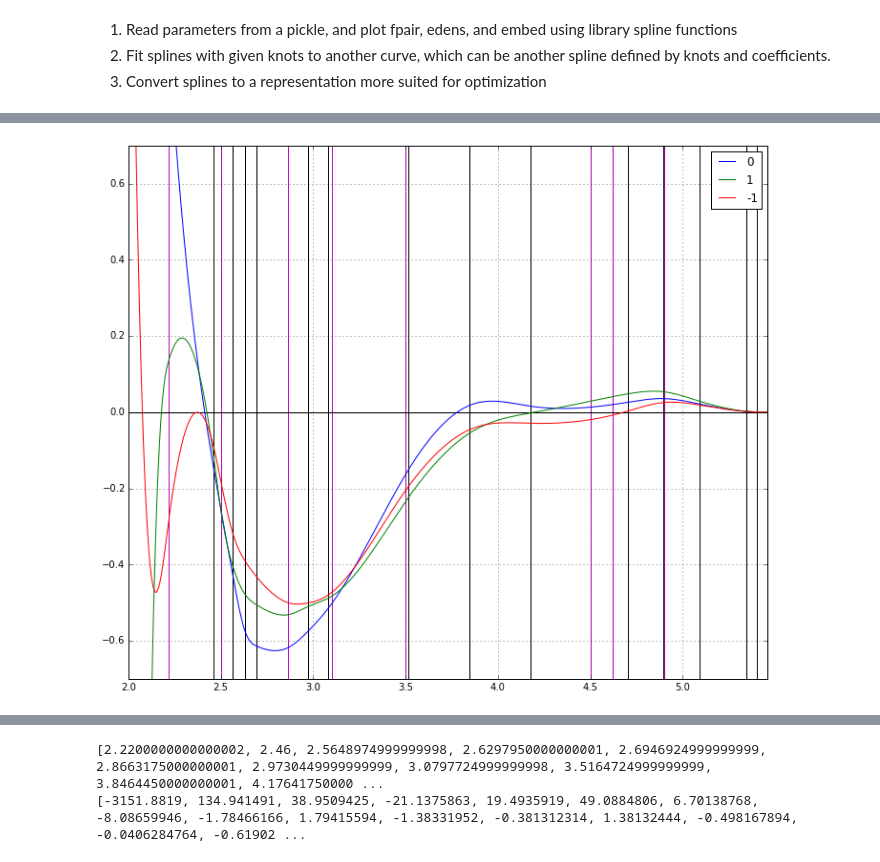
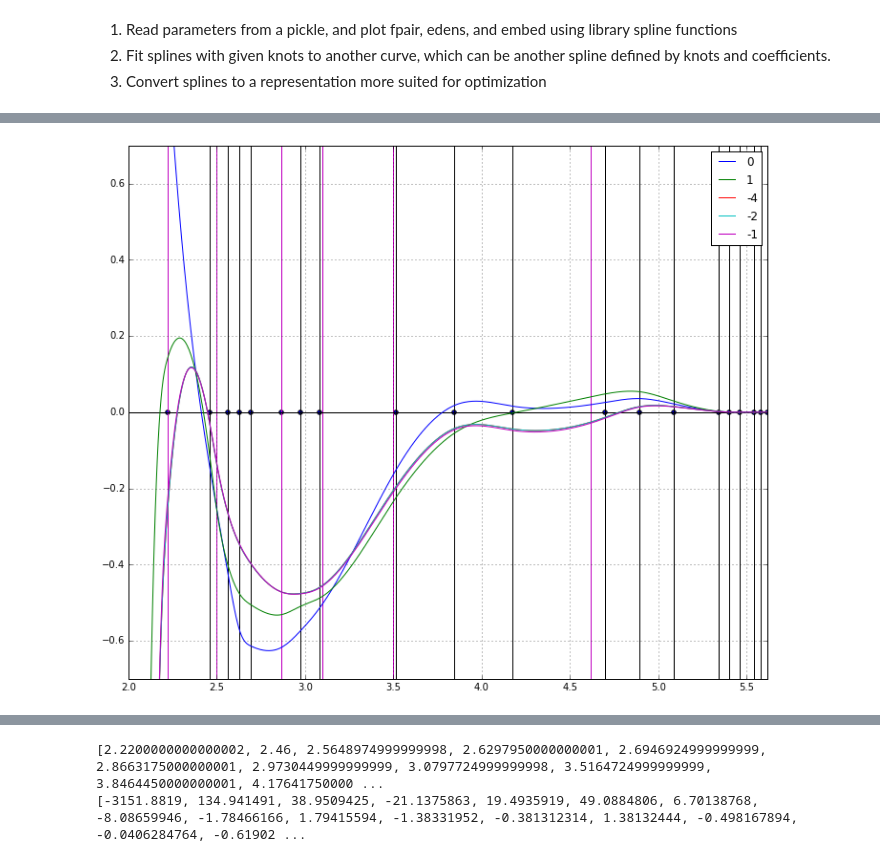
Before and after one commit to vlcekl/eam-models, a Jupyter notebook: notebooks/fit_spline.ipynb, the cells around one changed output, grey strips where cells are left out. Drawn from its saved outputs; the diff is of its cells as text; code cells hidden in the pictures.

```diff
--- a/notebooks/fit_spline.ipynb
+++ b/notebooks/fit_spline.ipynb
@@ -66,6 +74,6 @@ for pars in param_list:
 # %%
 plt.figure(figsize=(20,10))
-for i in [0, 1, -1]:
+for i in [0, 1, -4, -2, -1]:
     params = param_list[i]
     knots_pair = params['hyperparams']['pair']
     coeff_pair = params['params']['pair']
@@ -78,14 +86,15 @@ for i in [0, 1, -1]:
     y_edens = [f_spline3(r, coeff_edens, knots_edens) for r in rs]
 
 #    plt.scatter(params['hyperparams']['pair'], np.zeros(len(params['hyperparams']['pair'])))
-    plt.vlines(params['hyperparams']['pair'], -10, 10)
-    plt.vlines(params['hyperparams']['edens'], -10, 10, colors='m')
+    if i == -1:
+        plt.vlines(params['hyperparams']['pair'], -10, 10)
+        plt.vlines(params['hyperparams']['edens'], -10, 10, colors='m')
 
     plt.plot(rs, y_pair, '-', label=str(i))
     plt.plot(rs, y_edens, '.', label=str(i))
 
     plt.xlim(2.0, 5.82)
-    plt.ylim(-0.1,0.1)
+    plt.ylim(-0.1,1.0)
     plt.hlines(xmin=2.0, xmax=6.0, y=0.0)
 
 plt.legend()
@@ -95,7 +104,7 @@ plt.legend()
 # %%
 #S = [1./4.12265151, 1./8.44551209, 1./12.71800096]
 plt.figure(figsize=(20,10))
-for i in [0, 1, -1]:
+for i in [0, 1, -4, -2, -1]:
     params = param_list[i]
     embed = params['params']['embed']
     rs = np.linspace(0, 10, 1001)
@@ -140,40 +153,42 @@ plt.legend()
 #S = [1./4.12265151, 1./8.44551209, 1./12.71800096]
 
 plt.figure(figsize=(12,10))
-for i in [0, 1, -1]:
+for i in [0, 1, -4, -2, -1]:
     params = param_list[i]
     knots_pair = params['hyperparams']['pair']
     coeff_pair = params['params']['pair']
     knots_edens = params['hyperparams']['edens']
     coeff_edens = params['params']['edens']
     embed = params['params']['embed']
 
     A = params['params']['embed'][0]
     B = params['params']['embed'][1]
 
     C = (-A/2.0/np.sqrt(S[i]) - 2*B/S[i]**2)*S[i]
 
     rs = np.linspace(2, 5.82, 701)
     y_pair = np.array([f_spline3(r, coeff_pair, knots_pair) for r in rs])
     y_edens = np.array([f_spline3(r, coeff_edens, knots_edens) for r in rs])
 
 #    plt.scatter(params['hyperparams']['pair'], np.zeros(len(params['hyperparams']['pair'])))
-    plt.vlines(params['hyperparams']['pair'], -10, 10)
-    plt.vlines(params['hyperparams']['edens'], -10, 10, colors='m')
+    if i == -1:
+        plt.scatter(params['hyperparams']['pair'], np.zeros(len(params['hyperparams']['pair'])))
+        plt.vlines(params['hyperparams']['pair'], -10, 10)
+        plt.vlines(params['hyperparams']['edens'], -10, 10, colors='m')
 
     plt.plot(rs, y_pair - 2.*C*y_edens, '-', label=str(i))
     #plt.plot(rs, y_pair, '-', label=str(i))
 
     #plt.plot(rs, y_edens, '.', label=str(i))
 
-    plt.xlim(2.0, 5.46)
+    plt.xlim(2.0, 5.62)
     plt.ylim(-0.7,0.7)
     plt.hlines(xmin=2.0, xmax=6.0, y=0.0)
 
 plt.legend()
 plt.grid(True)
 # %% [output]
-[figure, old version]
+[figure, new version]
 # %%
 params = param_list[-1]
 knots_pair = list(params['hyperparams']['pair'])
```
Also changed, not shown: parts of 5 cells of this notebook, 35 other files.
